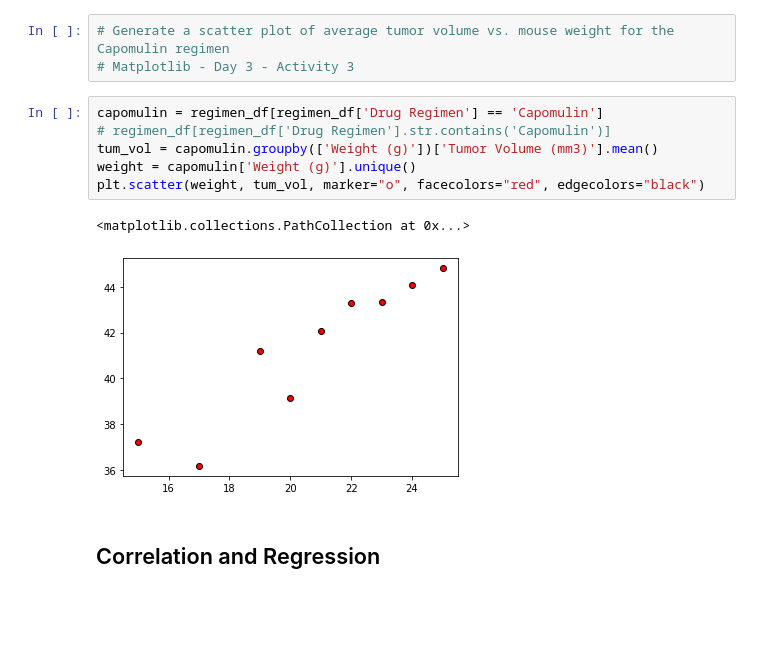
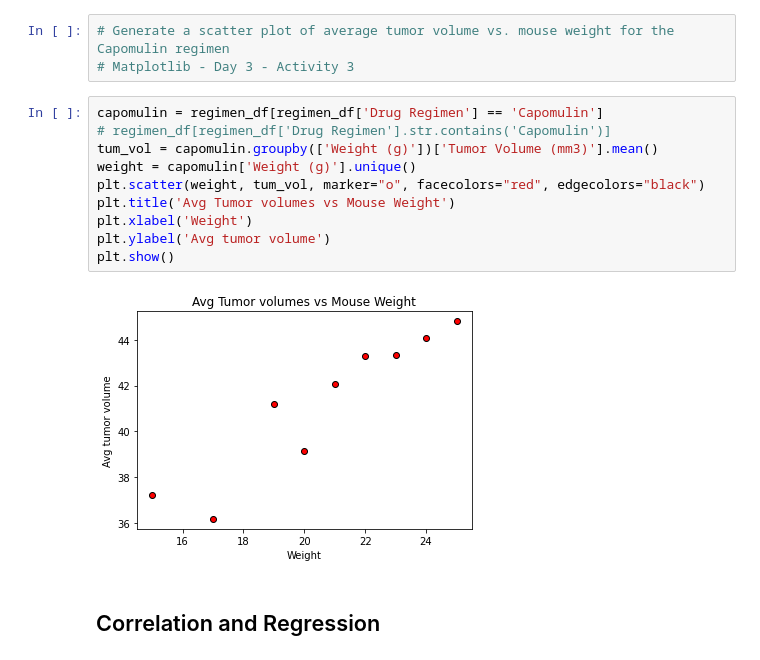
Before and after one commit to g8r1fl/matplotlib-challege, a Jupyter notebook: Pymaceuticals/pymaceuticals_starter.ipynb, the cells around one changed output. Drawn from its saved outputs; the diff is of its cells as text; blank space fills up the shorter version.

```diff
--- a/Pymaceuticals/pymaceuticals_starter.ipynb
+++ b/Pymaceuticals/pymaceuticals_starter.ipynb
@@ -476,12 +465,15 @@ plt.show()
 # %%
 capomulin = regimen_df[regimen_df['Drug Regimen'] == 'Capomulin']
 # regimen_df[regimen_df['Drug Regimen'].str.contains('Capomulin')]
 tum_vol = capomulin.groupby(['Weight (g)'])['Tumor Volume (mm3)'].mean()
 weight = capomulin['Weight (g)'].unique()
 plt.scatter(weight, tum_vol, marker="o", facecolors="red", edgecolors="black")
+plt.title('Avg Tumor volumes vs Mouse Weight')
+plt.xlabel('Weight')
+plt.ylabel('Avg tumor volume')
+plt.show()
 # %% [output]
-<matplotlib.collections.PathCollection at 0x...>
-[figure, old version]
+[figure, new version]
 # %% [markdown]
 ## Correlation and Regression
 # %%
```
Also changed, not shown: parts of 4 cells of this notebook, 2 other files.
